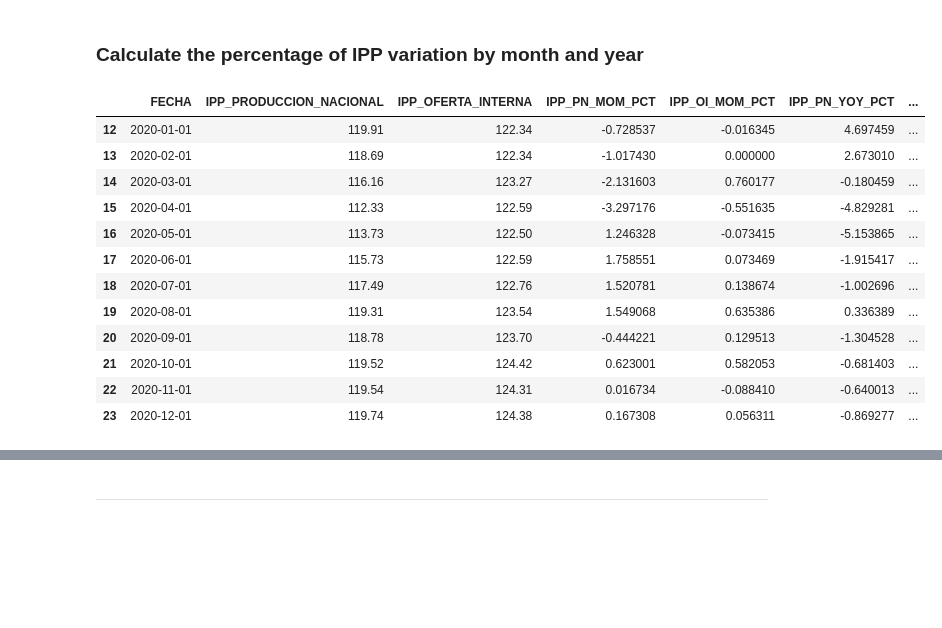
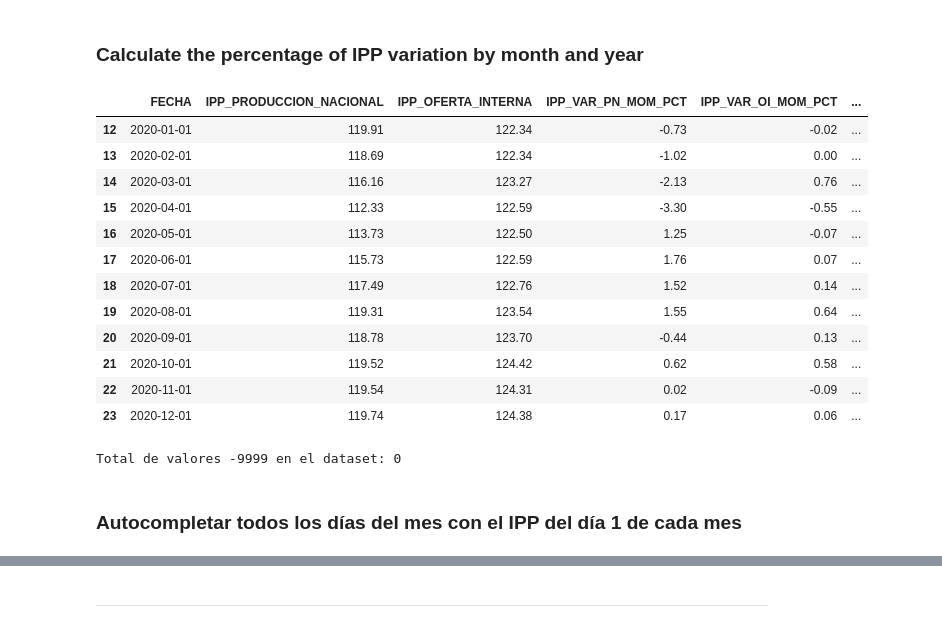
Before and after one commit to camjaramillo/maestria-trabajo-integrador, a Jupyter notebook: notebooks/data_preprocessing.ipynb, the cells around one changed output, grey strips where cells are left out. Drawn from its saved outputs; the diff is of its cells as text; code cells hidden in the pictures; blank space fills up the shorter version.

```diff
--- a/notebooks/data_preprocessing.ipynb
+++ b/notebooks/data_preprocessing.ipynb
@@ -547,35 +601,42 @@ There are not missing values in the dataset. Therefore, no processing is necessa
 # %%
 df_ipp.set_index('FECHA', inplace=True)
 
 # Calculate month-over-month percent change (compared to previous month)
-df_ipp['IPP_PN_MOM_PCT'] = df_ipp['IPP_PRODUCCION_NACIONAL'].pct_change(periods=1) * 100
-df_ipp['IPP_OI_MOM_PCT'] = df_ipp['IPP_OFERTA_INTERNA'].pct_change(periods=1) * 100
+df_ipp['IPP_VAR_PN_MOM_PCT'] = (df_ipp['IPP_PRODUCCION_NACIONAL'].pct_change(periods=1) * 100).round(2)
+df_ipp['IPP_VAR_OI_MOM_PCT'] = (df_ipp['IPP_OFERTA_INTERNA'].pct_change(periods=1) * 100).round(2)
 
 # Calculate year-over-year percent change (compared to same month last year)
-df_ipp['IPP_PN_YOY_PCT'] = df_ipp['IPP_PRODUCCION_NACIONAL'].pct_change(periods=12) * 100
-df_ipp['IPP_OI_YOY_PCT'] = df_ipp['IPP_OFERTA_INTERNA'].pct_change(periods=12) * 100
+df_ipp['IPP_VAR_PN_YOY_PCT'] = (df_ipp['IPP_PRODUCCION_NACIONAL'].pct_change(periods=12) * 100).round(2)
+df_ipp['IPP_VAR_OI_YOY_PCT'] = (df_ipp['IPP_OFERTA_INTERNA'].pct_change(periods=12) * 100).round(2)
 
 # Reset index
 df_ipp = df_ipp.reset_index()
 
 # Exclude rows from 2019
 df_ipp = df_ipp[df_ipp['FECHA'].dt.year != 2019]
 
 # Replace infinite values with NaN
-df_ipp.replace([np.inf, -np.inf], -1, inplace=True)
+df_ipp.replace([np.inf, -np.inf], -9999, inplace=True)
 
 df_ipp.head(12)
 # %% [output]
-|  | FECHA | IPP_PRODUCCION_NACIONAL | IPP_OFERTA_INTERNA | IPP_PN_MOM_PCT | IPP_OI_MOM_PCT | IPP_PN_YOY_PCT | ... |
-| 12 | 2020-01-01 | 119.91 | 122.34 | -0.728537 | -0.016345 | 4.697459 | ... |
-| 13 | 2020-02-01 | 118.69 | 122.34 | -1.017430 | 0.000000 | 2.673010 | ... |
-| 14 | 2020-03-01 | 116.16 | 123.27 | -2.131603 | 0.760177 | -0.180459 | ... |
-| 15 | 2020-04-01 | 112.33 | 122.59 | -3.297176 | -0.551635 | -4.829281 | ... |
-| 16 | 2020-05-01 | 113.73 | 122.50 | 1.246328 | -0.073415 | -5.153865 | ... |
-| 17 | 2020-06-01 | 115.73 | 122.59 | 1.758551 | 0.073469 | -1.915417 | ... |
-| 18 | 2020-07-01 | 117.49 | 122.76 | 1.520781 | 0.138674 | -1.002696 | ... |
-| 19 | 2020-08-01 | 119.31 | 123.54 | 1.549068 | 0.635386 | 0.336389 | ... |
-| 20 | 2020-09-01 | 118.78 | 123.70 | -0.444221 | 0.129513 | -1.304528 | ... |
-| 21 | 2020-10-01 | 119.52 | 124.42 | 0.623001 | 0.582053 | -0.681403 | ... |
-| 22 | 2020-11-01 | 119.54 | 124.31 | 0.016734 | -0.088410 | -0.640013 | ... |
-| 23 | 2020-12-01 | 119.74 | 124.38 | 0.167308 | 0.056311 | -0.869277 | ... |
+|  | FECHA | IPP_PRODUCCION_NACIONAL | IPP_OFERTA_INTERNA | IPP_VAR_PN_MOM_PCT | IPP_VAR_OI_MOM_PCT | ... |
+| 12 | 2020-01-01 | 119.91 | 122.34 | -0.73 | -0.02 | ... |
+| 13 | 2020-02-01 | 118.69 | 122.34 | -1.02 | 0.00 | ... |
+| 14 | 2020-03-01 | 116.16 | 123.27 | -2.13 | 0.76 | ... |
+| 15 | 2020-04-01 | 112.33 | 122.59 | -3.30 | -0.55 | ... |
+| 16 | 2020-05-01 | 113.73 | 122.50 | 1.25 | -0.07 | ... |
+| 17 | 2020-06-01 | 115.73 | 122.59 | 1.76 | 0.07 | ... |
+| 18 | 2020-07-01 | 117.49 | 122.76 | 1.52 | 0.14 | ... |
+| 19 | 2020-08-01 | 119.31 | 123.54 | 1.55 | 0.64 | ... |
+| 20 | 2020-09-01 | 118.78 | 123.70 | -0.44 | 0.13 | ... |
+| 21 | 2020-10-01 | 119.52 | 124.42 | 0.62 | 0.58 | ... |
+| 22 | 2020-11-01 | 119.54 | 124.31 | 0.02 | -0.09 | ... |
+| 23 | 2020-12-01 | 119.74 | 124.38 | 0.17 | 0.06 | ... |
+# %%
+count_neg_ones = (df_ipp == -9999).sum().sum()
+print(f"Total de valores -9999 en el dataset: {count_neg_ones}")
+# %% [output]
+Total de valores -9999 en el dataset: 0
+# %% [markdown]
+### Autocompletar todos los días del mes con el IPP del día 1 de cada mes
```
Also changed, not shown: parts of 19 cells of this notebook, 2 other files.
